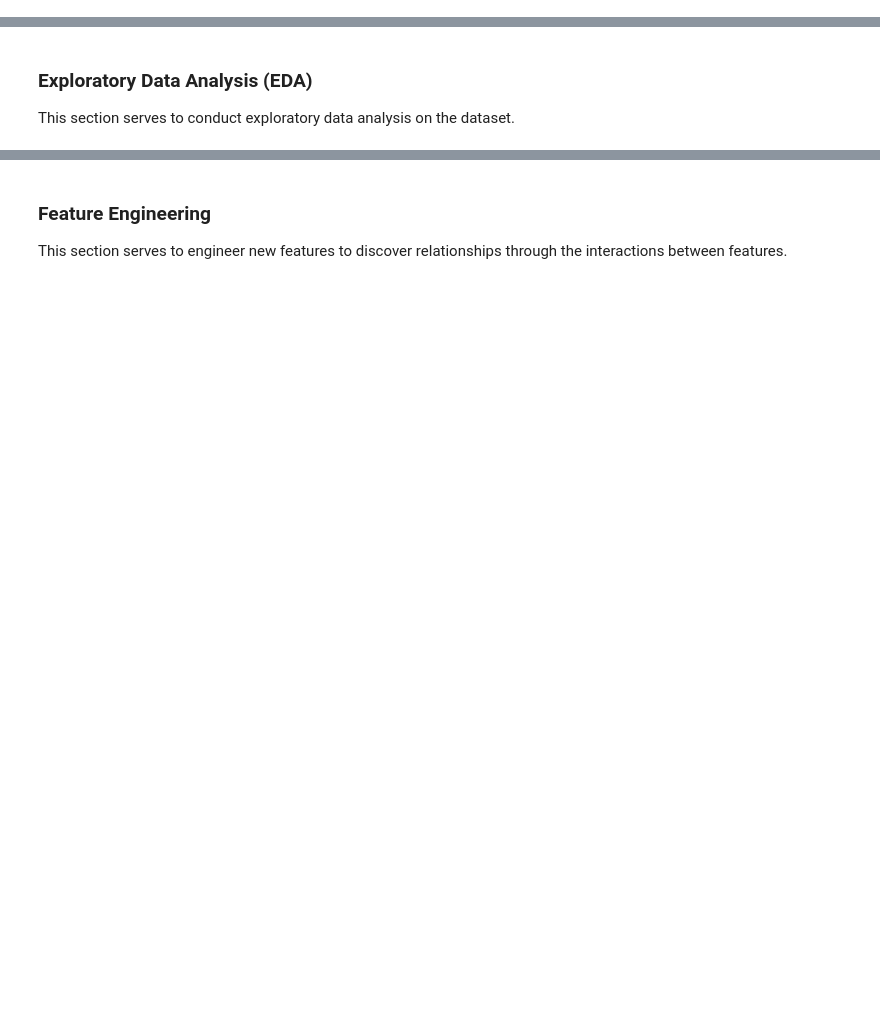
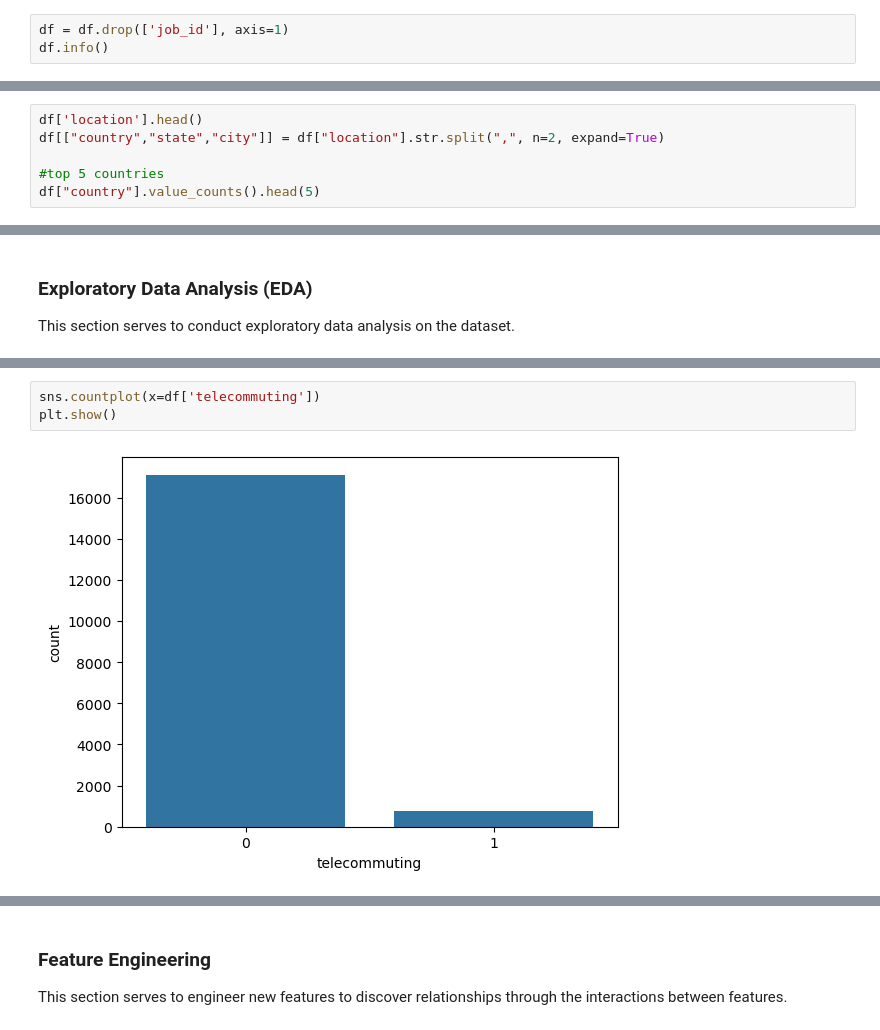
Before and after one commit to Bearson678/fake-job-posting_DL_Project, a Jupyter notebook: EDA.ipynb, the cells around one changed output, grey strips where cells are left out. Saved outputs shown, nothing was run; the diff lists cells and outputs as text; blank space fills up the shorter version.

```diff
--- a/EDA.ipynb
+++ b/EDA.ipynb
@@ -159,0 +161,3 @@ dtype: int64
+# %%
+df = df.drop(['job_id'], axis=1)
+df.info()
@@ -159,0 +184,6 @@ dtype: int64
+# %%
+df['location'].head()
+df[["country","state","city"]] = df["location"].str.split(",", n=2, expand=True)
+
+#top 5 countries
+df["country"].value_counts().head(5)
@@ -163,0 +214,5 @@ This section serves to conduct exploratory data analysis on the dataset.
+# %%
+sns.countplot(x=df['telecommuting'])
+plt.show()
+# %% [output]
+[figure, added]
```
Also changed, not shown: parts of 20 cells of this notebook.
